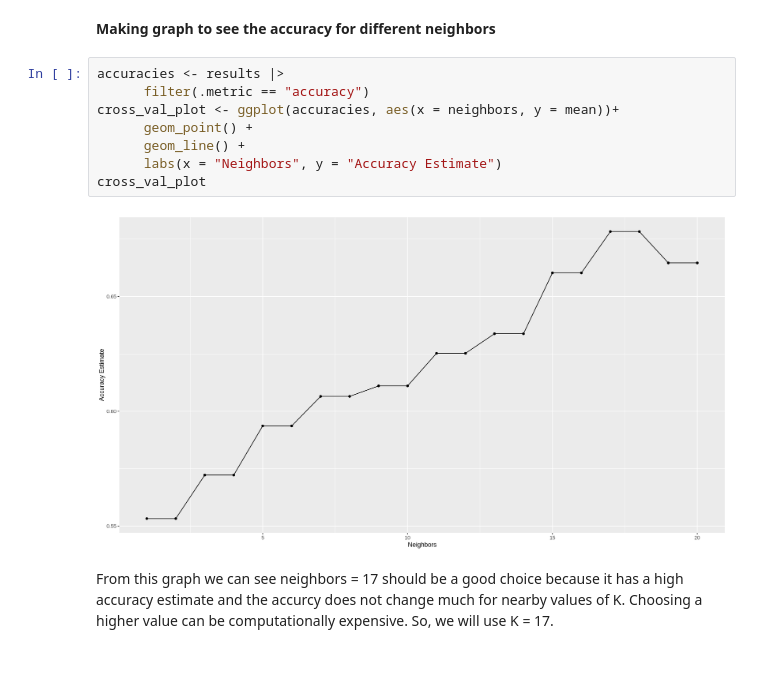
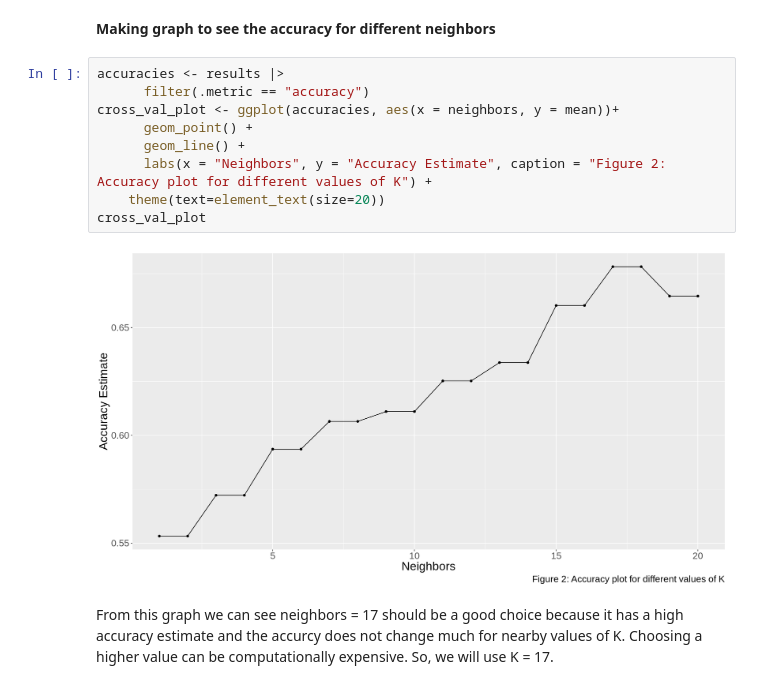
Before and after one commit to ggzggzggzggz/dsci-100-2022w1-group-083, a Jupyter notebook: group_project_report.ipynb, the cells around one changed output. Cells and saved outputs as stored; diff of their text form.

```diff
--- a/group_project_report.ipynb
+++ b/group_project_report.ipynb
@@ -181,13 +208,14 @@ results <- workflow() |>
 # %%
 accuracies <- results |>
       filter(.metric == "accuracy")
 cross_val_plot <- ggplot(accuracies, aes(x = neighbors, y = mean))+
       geom_point() +
       geom_line() +
-      labs(x = "Neighbors", y = "Accuracy Estimate")
+      labs(x = "Neighbors", y = "Accuracy Estimate", caption = "Figure 2: Accuracy plot for different values of K") +
+    theme(text=element_text(size=20))
 cross_val_plot
 # %% [output]
-[figure, old version]
+[figure, new version]
 # %% [markdown]
 From this graph we can see neighbors = 17 should be a good choice because it has a high accuracy estimate and the accurcy does not change much for nearby values of K. Choosing a higher value can be computationally expensive. So, we will use K = 17.
 # %% [markdown]
```
Also changed, not shown: parts of 8 cells of this notebook.
